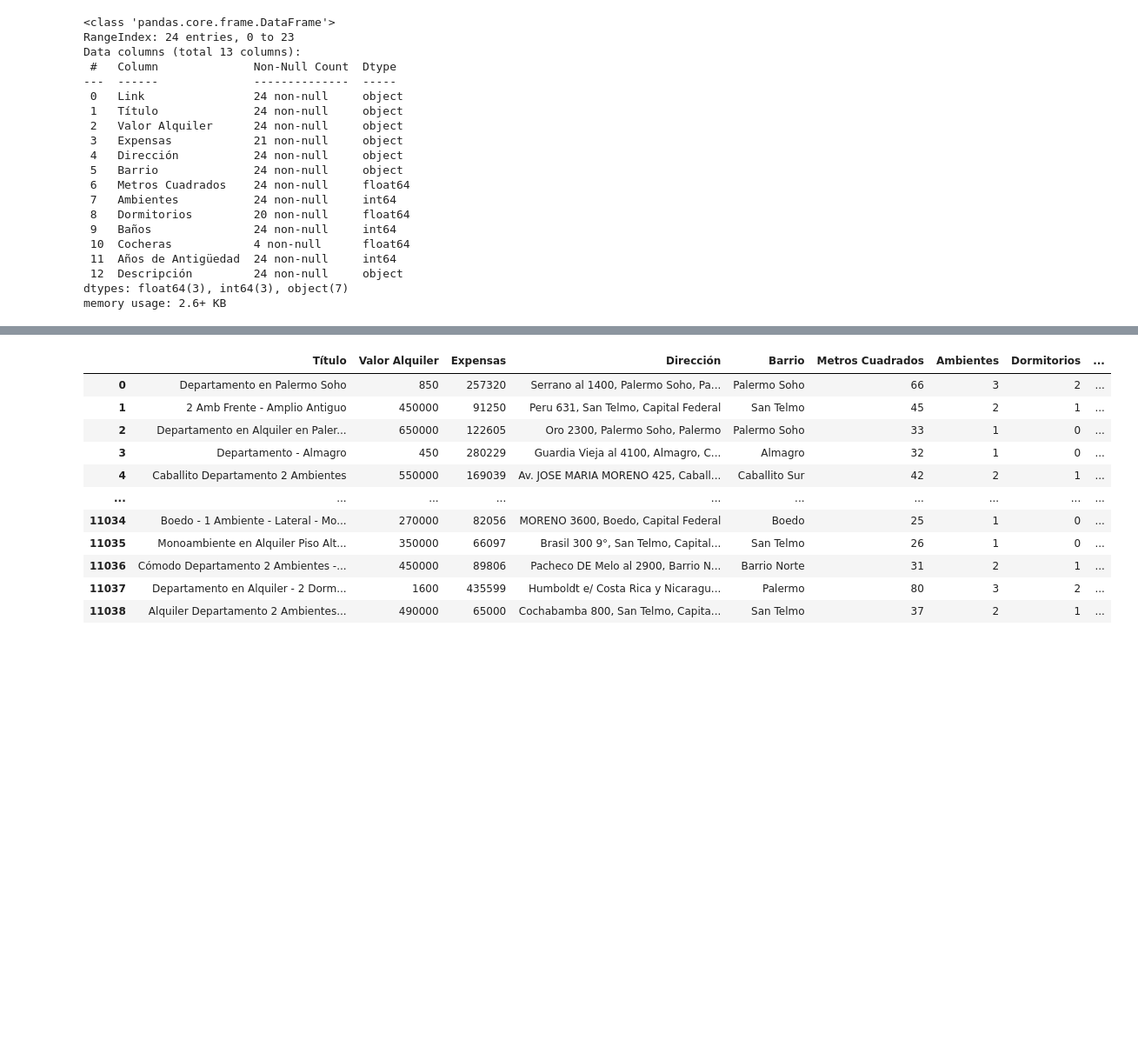
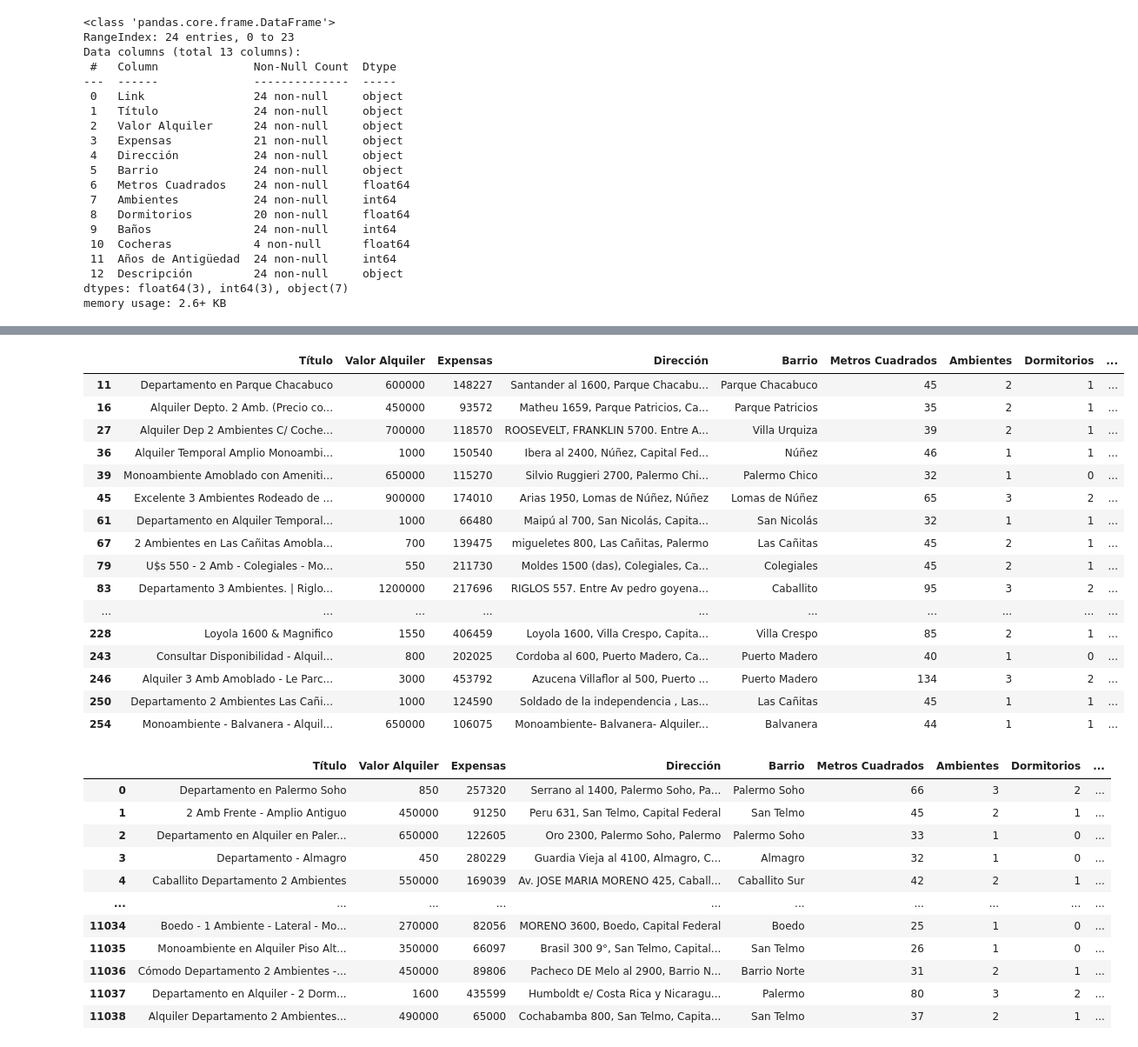
Before and after one commit to Felimartinez1/Departamentos-Buenos-Aires, a Jupyter notebook: notebooks/testing.ipynb, the cells around one changed output, grey strips where cells are left out. Shown at 87% size. Cells and saved outputs as stored; diff of their text form; code cells hidden in the pictures; blank space fills up the shorter version.

```diff
--- a/notebooks/testing.ipynb
+++ b/notebooks/testing.ipynb
@@ -84,3 +81,25 @@ memory usage: 1.7+ MB
+# %%
+pd.set_option('display.max_colwidth', None)
+df.drop(columns=['Descripción'], inplace=True)
+df[df['Expensas Predichas'] == 1].head(30)
+# %% [output]
+|  | Título | Valor Alquiler | Expensas | Dirección | Barrio | Metros Cuadrados | Ambientes | Dormitorios | ... |
+| 11 | Departamento en Parque Chacabuco | 600000 | 148227 | Santander al 1600, Parque Chacabu... | Parque Chacabuco | 45 | 2 | 1 | ... |
+| 16 | Alquiler Depto. 2 Amb. (Precio co... | 450000 | 93572 | Matheu 1659, Parque Patricios, Ca... | Parque Patricios | 35 | 2 | 1 | ... |
+| 27 | Alquiler Dep 2 Ambientes C/ Coche... | 700000 | 118570 | ROOSEVELT, FRANKLIN 5700. Entre A... | Villa Urquiza | 39 | 2 | 1 | ... |
+| 36 | Alquiler Temporal Amplio Monoambi... | 1000 | 150540 | Ibera al 2400, Núñez, Capital Fed... | Núñez | 46 | 1 | 1 | ... |
+| 39 | Monoambiente Amoblado con Ameniti... | 650000 | 115270 | Silvio Ruggieri 2700, Palermo Chi... | Palermo Chico | 32 | 1 | 0 | ... |
+| 45 | Excelente 3 Ambientes Rodeado de ... | 900000 | 174010 | Arias 1950, Lomas de Núñez, Núñez | Lomas de Núñez | 65 | 3 | 2 | ... |
+| 61 | Departamento en Alquiler Temporal... | 1000 | 66480 | Maipú al 700, San Nicolás, Capita... | San Nicolás | 32 | 1 | 1 | ... |
+| 67 | 2 Ambientes en Las Cañitas Amobla... | 700 | 139475 | migueletes 800, Las Cañitas, Palermo | Las Cañitas | 45 | 2 | 1 | ... |
+| 79 | U$s 550 - 2 Amb - Colegiales - Mo... | 550 | 211730 | Moldes 1500 (das), Colegiales, Ca... | Colegiales | 45 | 2 | 1 | ... |
+| 83 | Departamento 3 Ambientes. | Riglo... | 1200000 | 217696 | RIGLOS 557. Entre Av pedro goyena... | Caballito | 95 | 3 | 2 | ... |
+| ... | ... | ... | ... | ... | ... | ... | ... | ... | ... |
+| 228 | Loyola 1600 & Magnifico | 1550 | 406459 | Loyola 1600, Villa Crespo, Capita... | Villa Crespo | 85 | 2 | 1 | ... |
+| 243 | Consultar Disponibilidad - Alquil... | 800 | 202025 | Cordoba al 600, Puerto Madero, Ca... | Puerto Madero | 40 | 1 | 0 | ... |
+| 246 | Alquiler 3 Amb Amoblado - Le Parc... | 3000 | 453792 | Azucena Villaflor al 500, Puerto ... | Puerto Madero | 134 | 3 | 2 | ... |
+| 250 | Departamento 2 Ambientes Las Cañi... | 1000 | 124590 | Soldado de la independencia , Las... | Las Cañitas | 45 | 1 | 1 | ... |
+| 254 | Monoambiente - Balvanera - Alquil... | 650000 | 106075 | Monoambiente- Balvanera- Alquiler... | Balvanera | 44 | 1 | 1 | ... |
 # %%
 pd.set_option('display.max_colwidth', None)
 df
```
Also changed, not shown: parts of 2 cells of this notebook, 14 other files.
